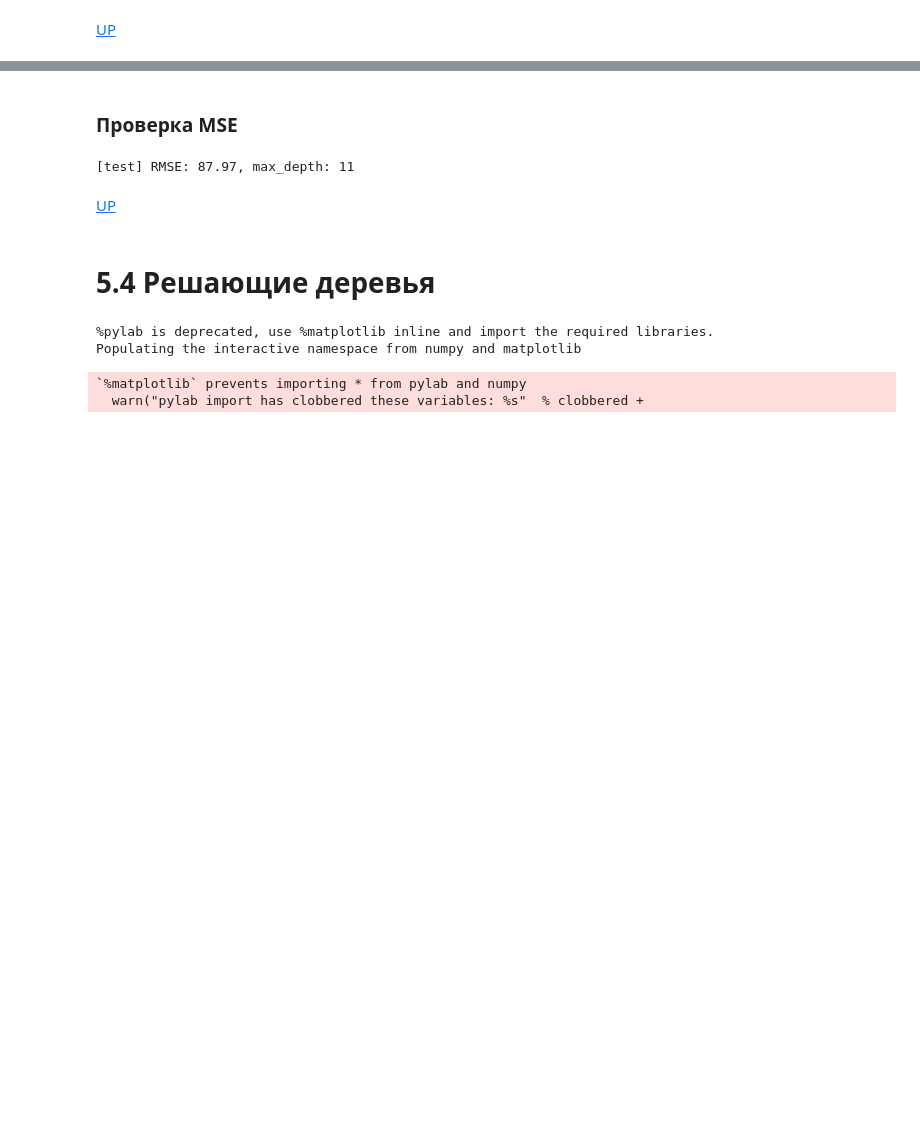
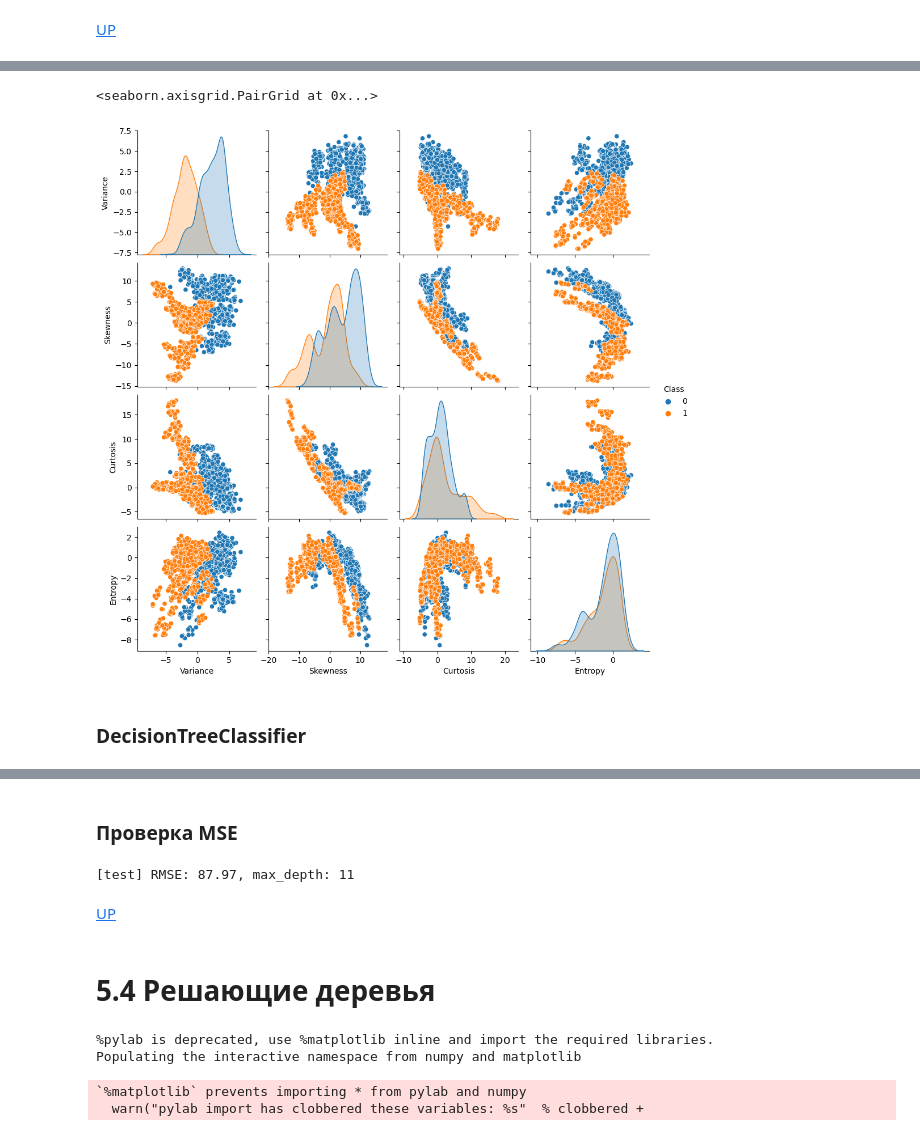
Before and after one commit to leopoldgerber/Machine-Learning, a Jupyter notebook: ML-5. Decision Tree and Random Forest.ipynb, the cells around one changed output, grey strips where cells are left out. Cells and saved outputs as stored; diff of their text form; code cells hidden in the pictures; blank space fills up the shorter version.

```diff
--- a/ML-5. Decision Tree and Random Forest.ipynb
+++ b/ML-5. Decision Tree and Random Forest.ipynb
@@ -74,0 +99,7 @@ print(f'[new] : {y_new}')
+# %%
+sns.pairplot(df, kind = 'scatter', hue = 'Class')
+# %% [output]
+<seaborn.axisgrid.PairGrid at 0x...>
+[figure, added]
+# %% [markdown]
+### DecisionTreeClassifier
```
Also changed, not shown: parts of 20 cells of this notebook, 1 other file.
